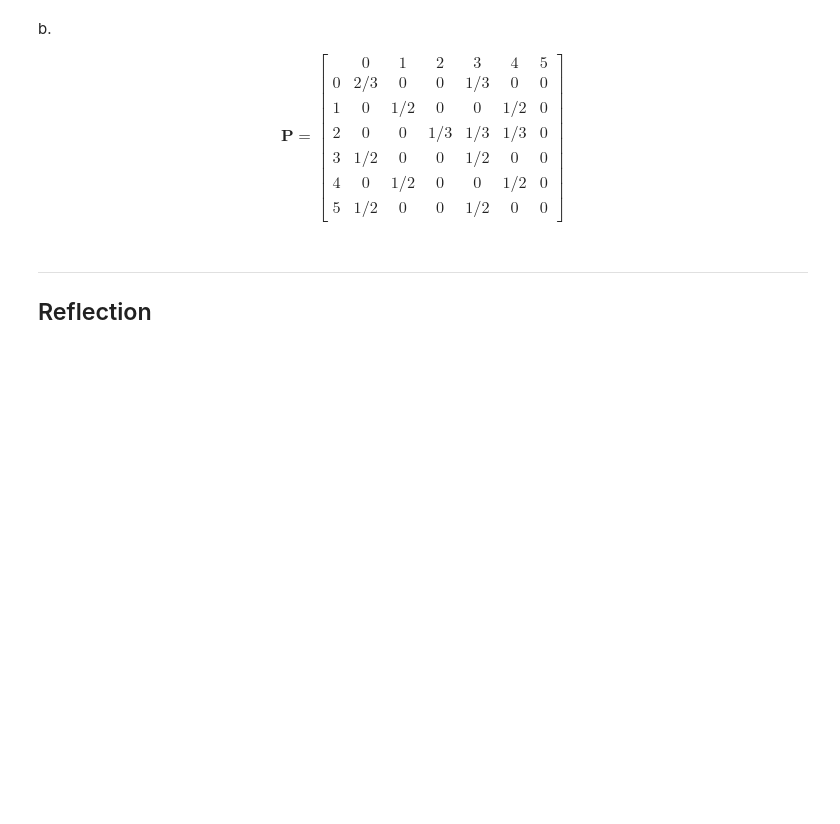
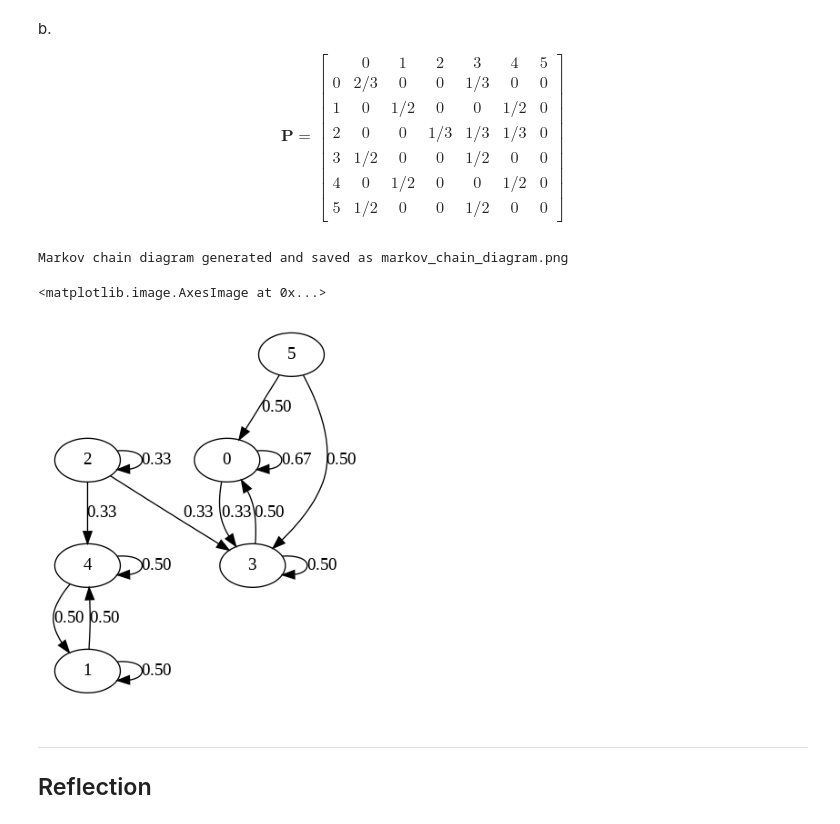
Before and after one commit to NRJaggers/Applied-Stochastic-Processes, a Jupyter notebook: PracticeProblems/DTMC_Long_Run_Behavior.ipynb, the cells around one changed output. Cells and saved outputs as stored; diff of their text form; code cells hidden in the pictures; blank space fills up the shorter version.

```diff
--- a/PracticeProblems/DTMC_Long_Run_Behavior.ipynb
+++ b/PracticeProblems/DTMC_Long_Run_Behavior.ipynb
@@ -102,6 +94,28 @@ $$
 5 & 1/2 & 0 & 0 & 1/2 & 0 & 0
 \end{bmatrix}
 $$
+# %%
+# Define the transition matrix
+transition_matrix = np.array([
+    [2/3, 0, 0, 1/3, 0, 0],
+    [0, 1/2, 0, 0, 1/2, 0],
+    [0, 0, 1/3, 1/3, 1/3, 0],
+    [1/2, 0, 0, 1/2, 0, 0],
+    [0, 1/2, 0, 0, 1/2, 0],
+    [1/2, 0, 0, 1/2, 0, 0]
+])
+
+make_mc_graph(transition_matrix)
+# %% [output]
+Markov chain diagram generated and saved as markov_chain_diagram.png
+# %%
+img = plt.imread('markov_chain_diagram.png')
+# %%
+plt.axis("off")
+plt.imshow(img)
+# %% [output]
+<matplotlib.image.AxesImage at 0x...>
+[figure, added]
 # %% [markdown]
 ---
 
```
Also changed, not shown: parts of 9 cells of this notebook.
